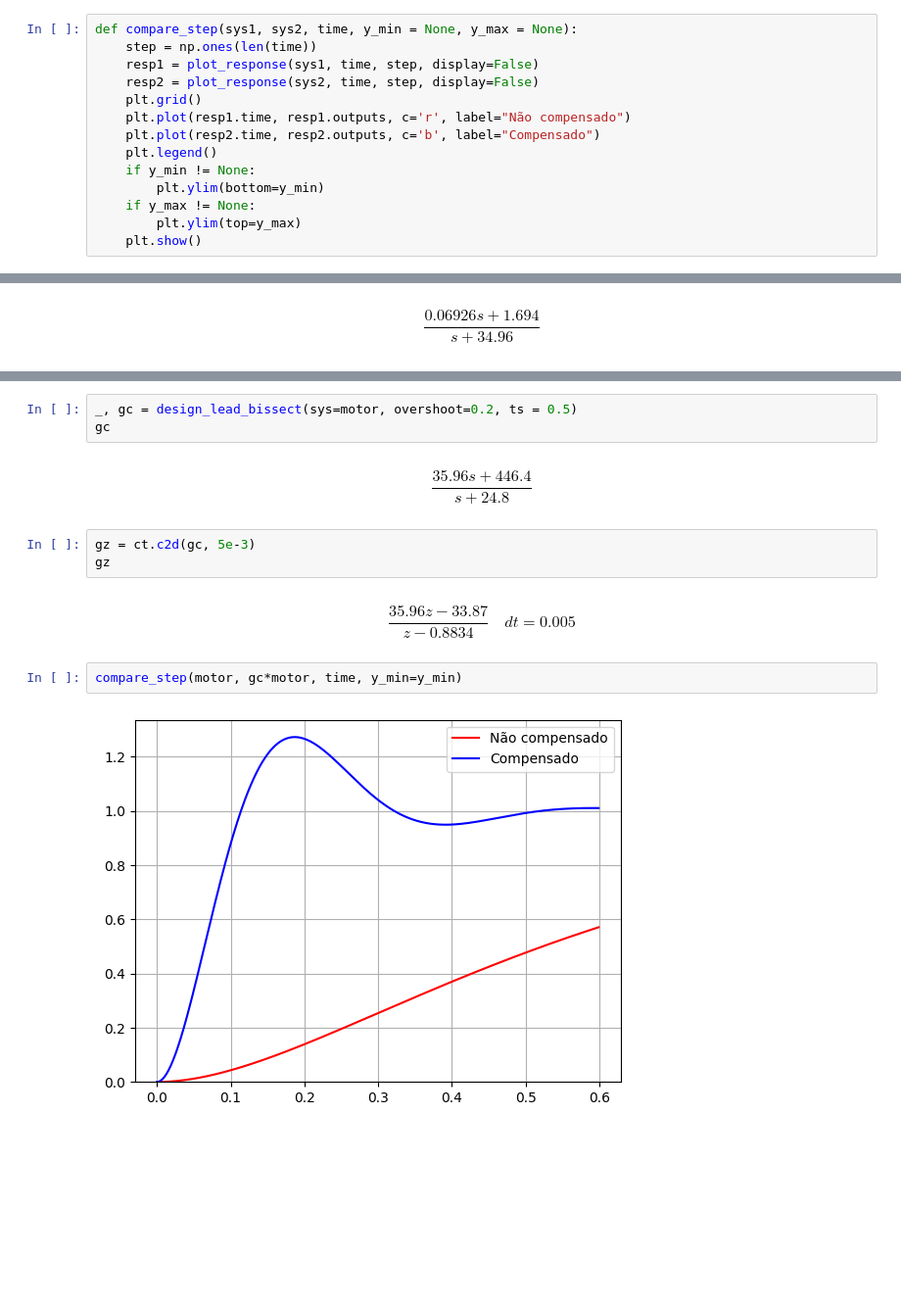
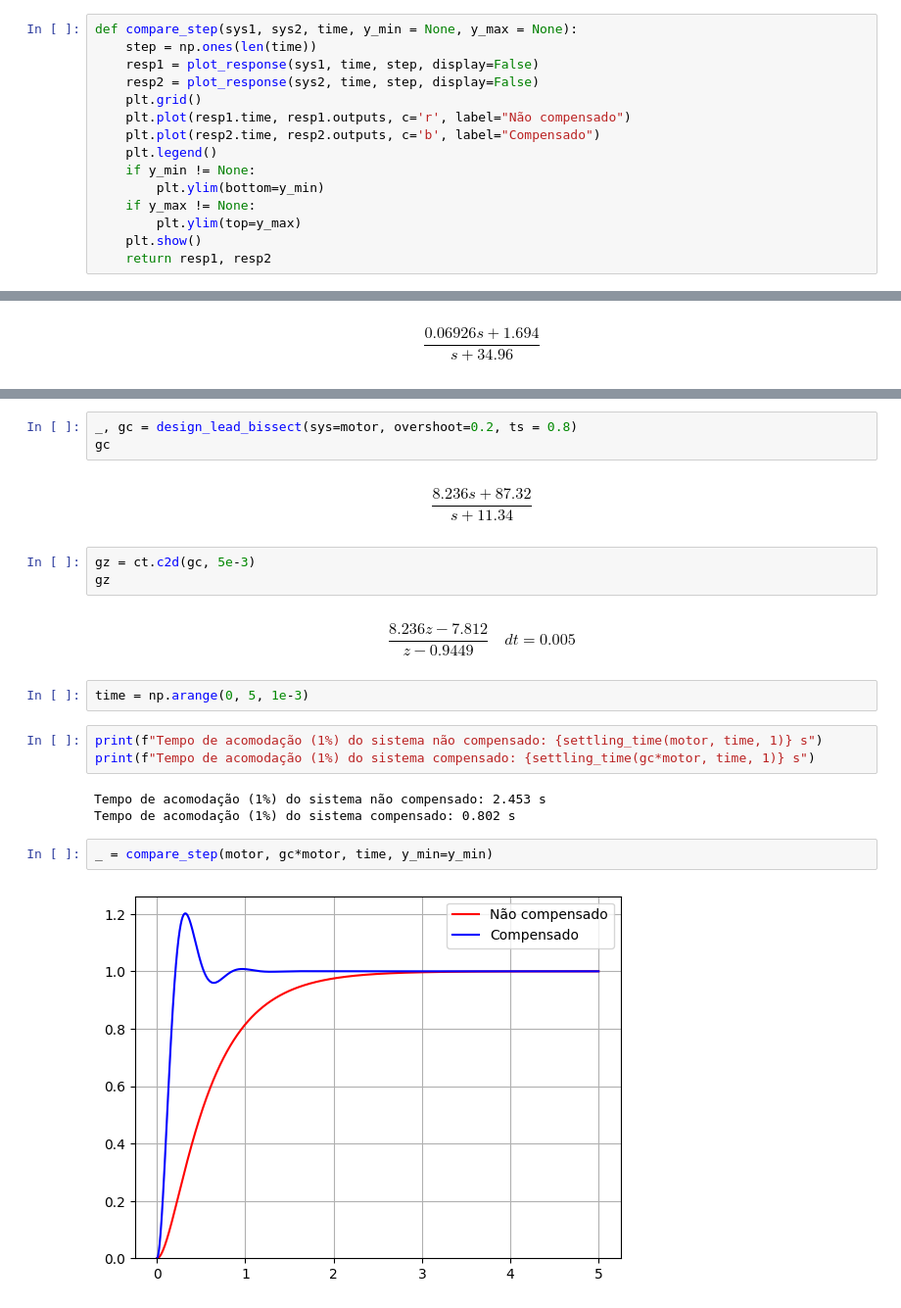
Before and after one commit to Telepresence-UFABC/Controller, a Jupyter notebook: design/design_controller.ipynb, the cells around one changed output, grey strips where cells are left out. Shown at 98% size. Saved outputs shown, nothing was run; the diff lists cells and outputs as text; blank space fills up the shorter version.

Commit message:
change design specifications

```diff
--- a/design/design_controller.ipynb
+++ b/design/design_controller.ipynb
@@ -31,6 +31,7 @@ def compare_step(sys1, sys2, time, y_min = None, y_max = None):
     if y_max != None:
         plt.ylim(top=y_max)
     plt.show()
+    return resp1, resp2
 # %%
 def design_discrete_pid(*, sys, csi=None, ts=None, pole=None, overshoot=None, T=1e-3, theta=-3, verbose=False):
     if csi != None and ts != None:
@@ -253,17 +265,25 @@ $$\frac{1.576}{0.1459 s^2 + s}$$
 # %%
-_, gc = design_lead_bissect(sys=motor, overshoot=0.2, ts = 0.5)
+_, gc = design_lead_bissect(sys=motor, overshoot=0.2, ts = 0.8)
 gc
 # %% [output]
-$$\frac{35.96 s + 446.4}{s + 24.8}$$
+$$\frac{8.236 s + 87.32}{s + 11.34}$$
 # %%
 gz = ct.c2d(gc, 5e-3)
 gz
 # %% [output]
-$$\frac{35.96 z - 33.87}{z - 0.8834}\quad dt = 0.005$$
+$$\frac{8.236 z - 7.812}{z - 0.9449}\quad dt = 0.005$$
+# %%
+time = np.arange(0, 5, 1e-3)
+# %%
+print(f"Tempo de acomodação (1%) do sistema não compensado: {settling_time(motor, time, 1)} s")
+print(f"Tempo de acomodação (1%) do sistema compensado: {settling_time(gc*motor, time, 1)} s")
+# %% [output]
+Tempo de acomodação (1%) do sistema não compensado: 2.453 s
+Tempo de acomodação (1%) do sistema compensado: 0.802 s
 # %%
-compare_step(motor, gc*motor, time, y_min=y_min)
+_ = compare_step(motor, gc*motor, time, y_min=y_min)
 # %% [output]
-[figure, old version]
+[figure, new version]
 # %%
 z2t(gz)
 # %% [output]
```
Also changed, not shown: parts of 7 cells of this notebook, 1 other file.
